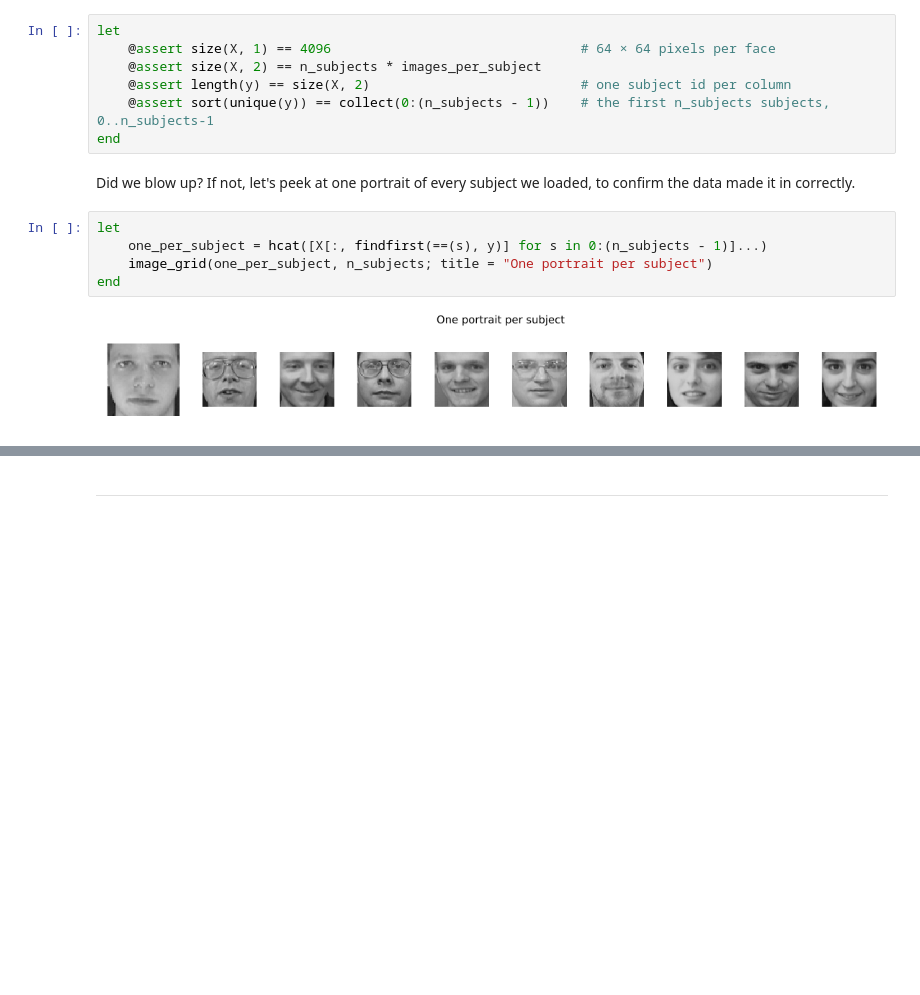
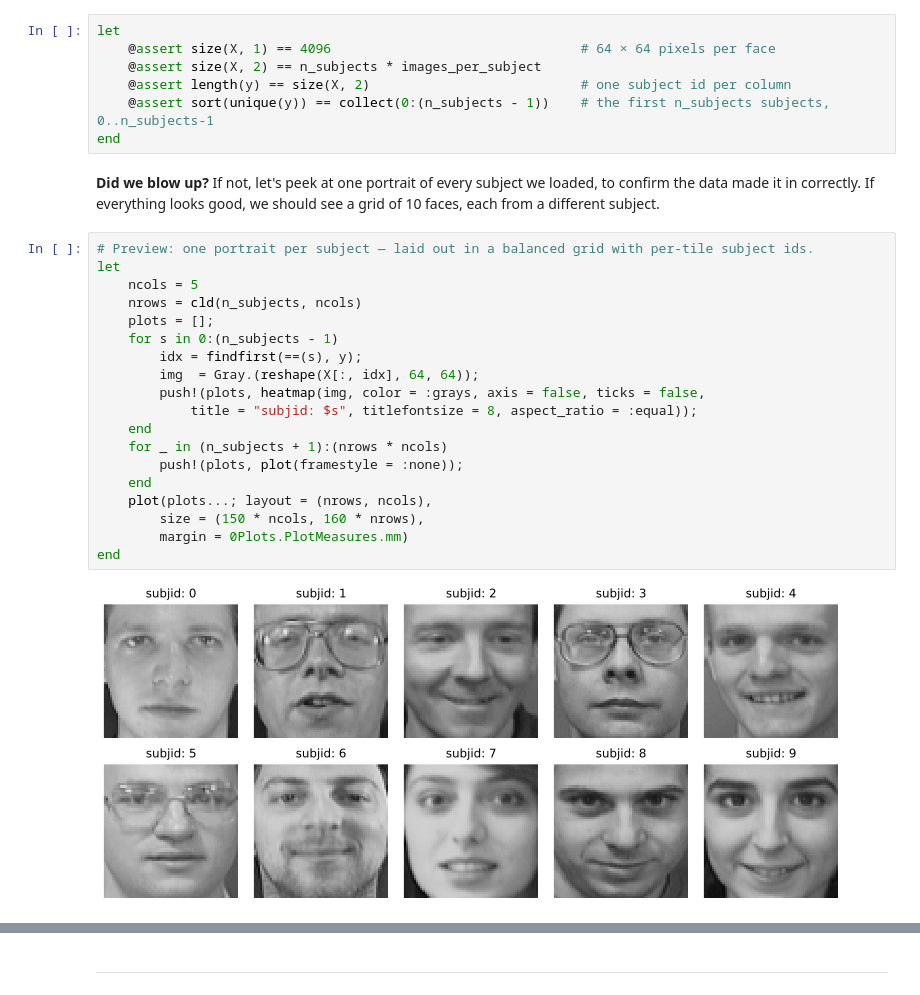
Before and after one commit to varnerlab/Practicum-5820-S2026, a Jupyter notebook: CHEME-5820-Practicum-S2026.ipynb, the cells around one changed output, grey strips where cells are left out. Cells and saved outputs as stored; diff of their text form; blank space fills up the shorter version.

```diff
--- a/CHEME-5820-Practicum-S2026.ipynb
+++ b/CHEME-5820-Practicum-S2026.ipynb
@@ -98,13 +96,27 @@ let
     @assert sort(unique(y)) == collect(0:(n_subjects - 1))    # the first n_subjects subjects, 0..n_subjects-1
 end
 # %% [markdown]
-Did we blow up? If not, let's peek at one portrait of every subject we loaded, to confirm the data made it in correctly.
+__Did we blow up?__ If not, let's peek at one portrait of every subject we loaded, to confirm the data made it in correctly. If everything looks good, we should see a grid of 10 faces, each from a different subject.
 # %%
+# Preview: one portrait per subject — laid out in a balanced grid with per-tile subject ids.
 let
-    one_per_subject = hcat([X[:, findfirst(==(s), y)] for s in 0:(n_subjects - 1)]...)
-    image_grid(one_per_subject, n_subjects; title = "One portrait per subject")
+    ncols = 5
+    nrows = cld(n_subjects, ncols)
+    plots = [];
+    for s in 0:(n_subjects - 1)
+        idx = findfirst(==(s), y);
+        img  = Gray.(reshape(X[:, idx], 64, 64));
+        push!(plots, heatmap(img, color = :grays, axis = false, ticks = false,
+            title = "subjid: $s", titlefontsize = 8, aspect_ratio = :equal));
+    end
+    for _ in (n_subjects + 1):(nrows * ncols)
+        push!(plots, plot(framestyle = :none));
+    end
+    plot(plots...; layout = (nrows, ncols),
+        size = (150 * ncols, 160 * nrows),
+        margin = 0Plots.PlotMeasures.mm)
 end
 # %% [output]
-[figure, old version]
+[figure, new version]
 # %% [markdown]
 ### Build the SA models and reference classifier
```
Also changed, not shown: parts of 6 cells of this notebook.
